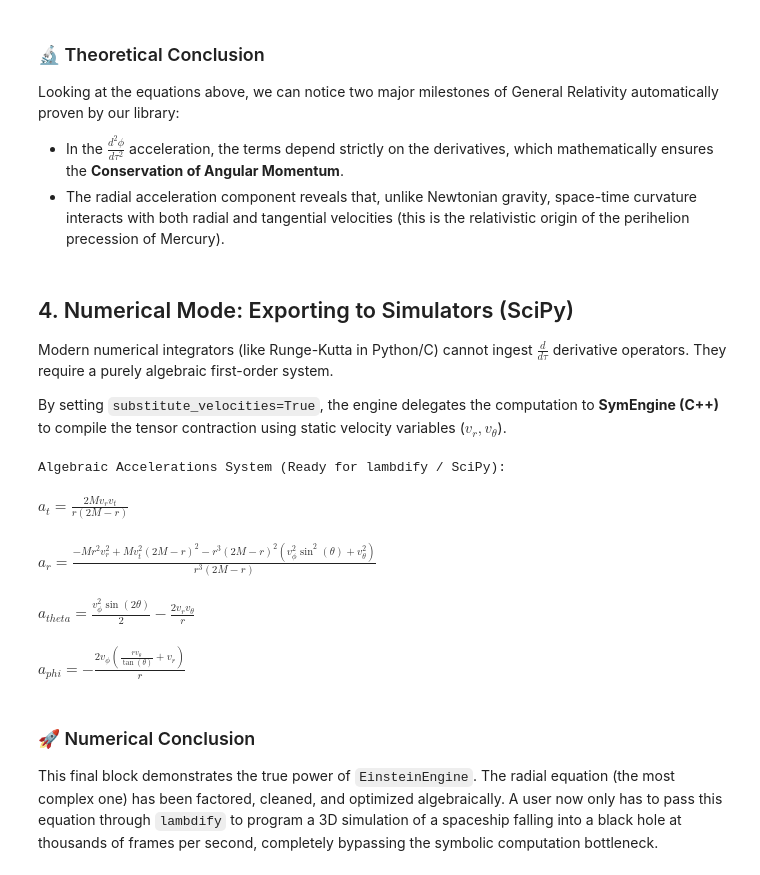
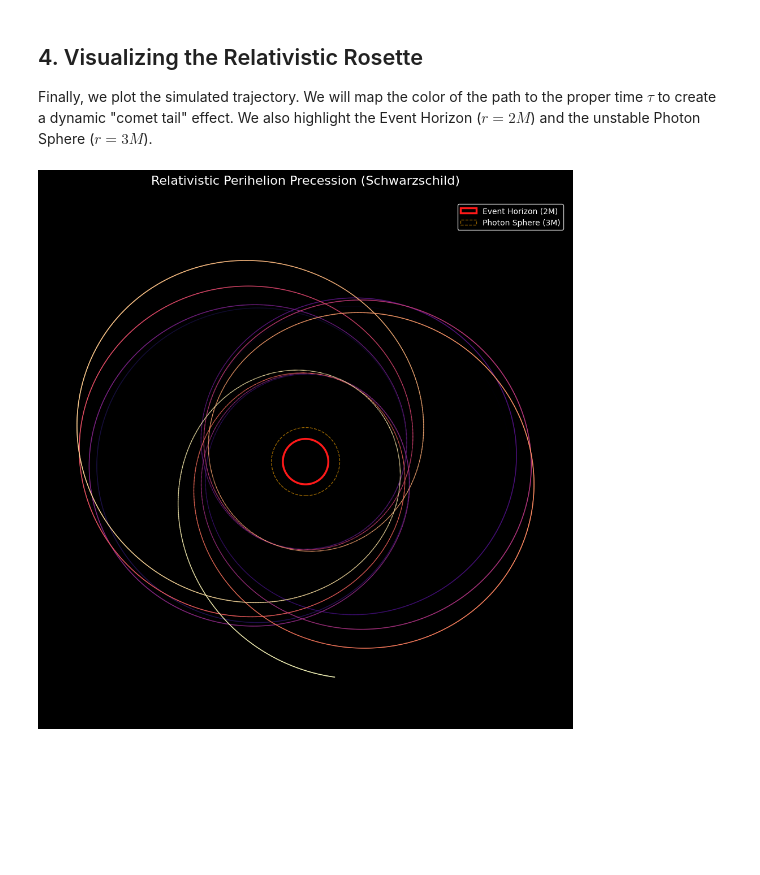
Before and after one commit to RSalazarD/EinsteinEngine, a Jupyter notebook: Geodesics_Schwarchild.ipynb, the cells around one changed output. Saved outputs shown, nothing was run; the diff lists cells and outputs as text; code cells hidden in the pictures; blank space fills up the shorter version.

```diff
--- a/Geodesics_Schwarchild.ipynb
+++ b/Geodesics_Schwarchild.ipynb
@@ -52,4 +49,14 @@ Particles move following geodesics, dictated by the Christoffel Symbols ($\Gamma
 # %%
-# EinsteinEngine automatically computes the inverse matrix and the symbols
-christoffel = ChristoffelSymbols.from_metric(metric, verbose=True)
+# Compute the Christoffel Symbols (The gravitational "forces")
+christoffel = ChristoffelSymbols.from_metric(metric, verbose=False)
+
+# Generate the algebraic geodesic equations
+geo = Geodesics(christoffel, param_name="tau", verbose=False)
+
+# We set simplify=False to retrieve the raw high-performance SymEngine objects
+accelerations = geo.get_equations(substitute_velocities=True, simplify=False)
+
+# Display the exact radial acceleration (index 1 is 'r') calculated by the engine
+display(Math(r"\text{Radial Acceleration generated by the engine: }"))
+display(Math(f"a_r = {sp.latex(sp.simplify(sp.sympify(accelerations[1])))}"))
 # %% [output]
@@ -76,29 +157,39 @@ $\displaystyle \frac{d^2 phi}{d\tau^2} = - \frac{2 \cos{\left(\theta{\left(\tau
 # %% [markdown]
-### 🔬 Theoretical Conclusion
-Looking at the equations above, we can notice two major milestones of General Relativity automatically proven by our library:
-* In the $\frac{d^2 \phi}{d\tau^2}$ acceleration, the terms depend strictly on the derivatives, which mathematically ensures the **Conservation of Angular Momentum**.
-* The radial acceleration component reveals that, unlike Newtonian gravity, space-time curvature interacts with both radial and tangential velocities (this is the relativistic origin of the perihelion precession of Mercury).
+## 4. Visualizing the Relativistic Rosette
+
+Finally, we plot the simulated trajectory. We will map the color of the path to the proper time $\tau$ to create a dynamic "comet tail" effect. We also highlight the Event Horizon ($r=2M$) and the unstable Photon Sphere ($r=3M$).
-# %% [markdown]
-## 4. Numerical Mode: Exporting to Simulators (SciPy)
-
-Modern numerical integrators (like Runge-Kutta in Python/C) cannot ingest $\frac{d}{d\tau}$ derivative operators. They require a purely algebraic first-order system.
-
-By setting `substitute_velocities=True`, the engine delegates the computation to **SymEngine (C++)** to compile the tensor contraction using static velocity variables ($v_r, v_\theta$).
 # %%
-# Activate the high-performance numerical backend
-num_eqs = geo.get_equations(substitute_velocities=True, simplify=True)
+# Setup the canvas
+plt.figure(figsize=(10, 10), facecolor='black')
+plt.style.use('dark_background')
 
-print("Algebraic Accelerations System (Ready for lambdify / SciPy):")
-for i, eq in enumerate(num_eqs):
-    coord = syms[i].name
-    latex_str = f"a_{{{coord}}} = {sp.latex(sp.sympify(eq))}"
-    display(Math(latex_str))
+# 1. Plot the orbital path using a colormap tied to time
+plt.scatter(x, y, c=proper_time, cmap='magma', s=1.5, alpha=0.9, edgecolor='none', zorder=1)
+
+# 2. Draw the Event Horizon (r = 2M)
+M_val = 1.0
+horizon = plt.Circle((0, 0), 2*M_val, color='black', ec='#ff1a1a', lw=2.5, zorder=5, label="Event Horizon (2M)")
+plt.gca().add_patch(horizon)
+
+# 3. Draw the Photon Sphere (r = 3M)
+photon_sphere = plt.Circle((0, 0), 3*M_val, color='none', ec='#ffaa00', lw=1, linestyle='--', alpha=0.6, zorder=4, label="Photon Sphere (3M)")
+plt.gca().add_patch(photon_sphere)
+
+# 4. Dynamic Auto-Scaling and Formatting
+# Find the maximum distance the particle reached and add a 10% margin
+max_distance = np.max(r_sol) * 1.10
+
+ax = plt.gca()
+ax.set_aspect('equal') # Keep the geometry perfectly circular
+ax.set_xlim(-max_distance, max_distance)
+ax.set_ylim(-max_distance, max_distance)
+ax.axis('off') # Hide the axes numbers for a cleaner look
+
+plt.title("Relativistic Perihelion Precession (Schwarzschild)", color="white", fontsize=16, pad=20)
+plt.legend(loc="upper right", facecolor='black', edgecolor='white', labelcolor='white')
+
+# Render the plot
+plt.tight_layout()
+plt.show()
 # %% [output]
-Algebraic Accelerations System (Ready for lambdify / SciPy):
-$\displaystyle a_{t} = \frac{2 M v_{r} v_{t}}{r \left(2 M - r\right)}$
-$\displaystyle a_{r} = \frac{- M r^{2} v_{r}^{2} + M v_{t}^{2} \left(2 M - r\right)^{2} - r^{3} \left(2 M - r\right)^{2} \left(v_{\phi}^{2} \sin^{2}{\left(\theta \right)} + v_{\theta}^{2}\right)}{r^{3} \left(2 M - r\right)}$
-$\displaystyle a_{theta} = \frac{v_{\phi}^{2} \sin{\left(2 \theta \right)}}{2} - \frac{2 v_{r} v_{\theta}}{r}$
-$\displaystyle a_{phi} = - \frac{2 v_{\phi} \left(\frac{r v_{\theta}}{\tan{\left(\theta \right)}} + v_{r}\right)}{r}$
+[figure, added]
-# %% [markdown]
-### 🚀 Numerical Conclusion
-This final block demonstrates the true power of `EinsteinEngine`. The radial equation (the most complex one) has been factored, cleaned, and optimized algebraically. A user now only has to pass this equation through `lambdify` to program a 3D simulation of a spaceship falling into a black hole at thousands of frames per second, completely bypassing the symbolic computation bottleneck.
```
Also changed, not shown: parts of 8 cells of this notebook, 2 other files.
